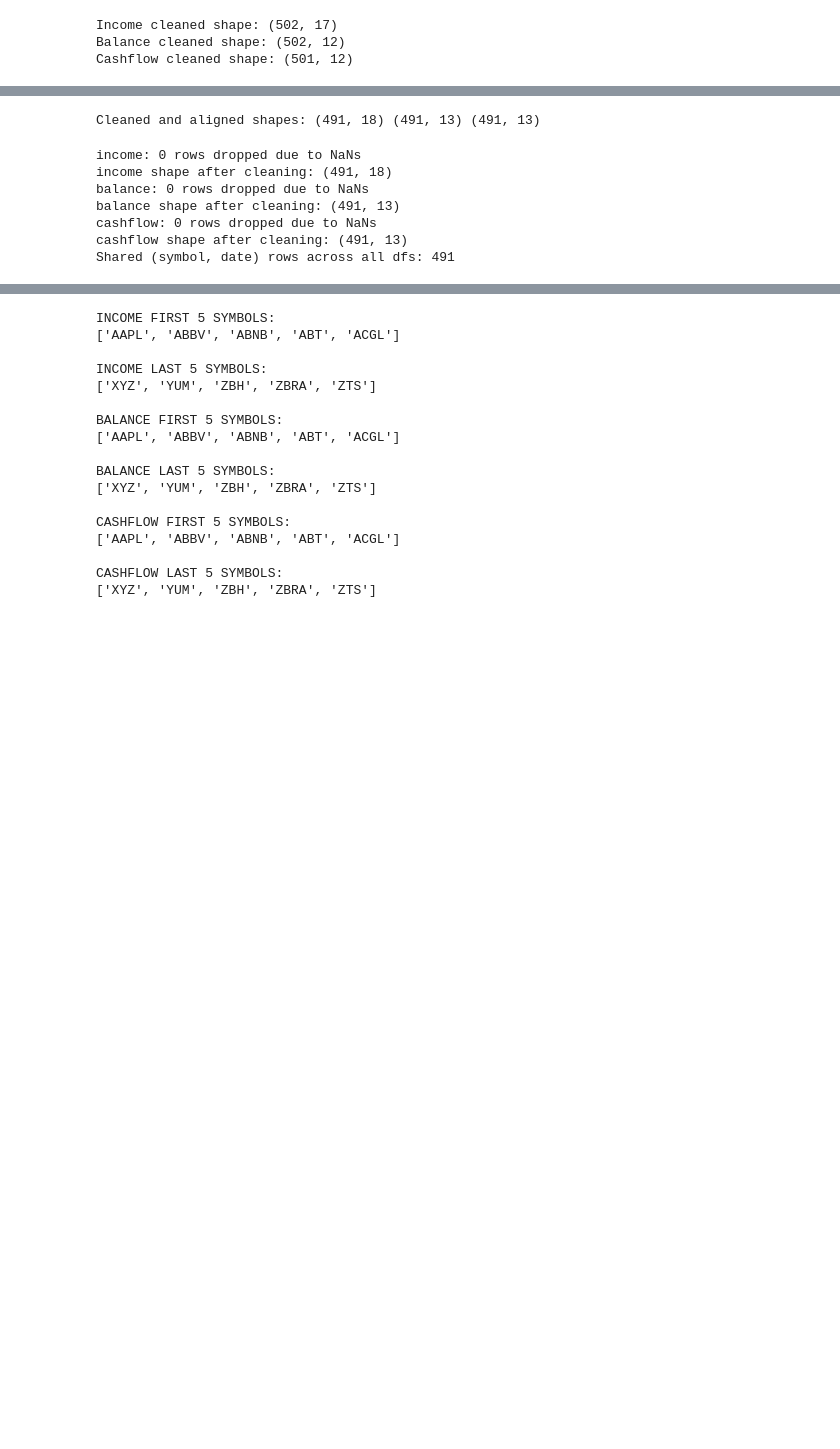
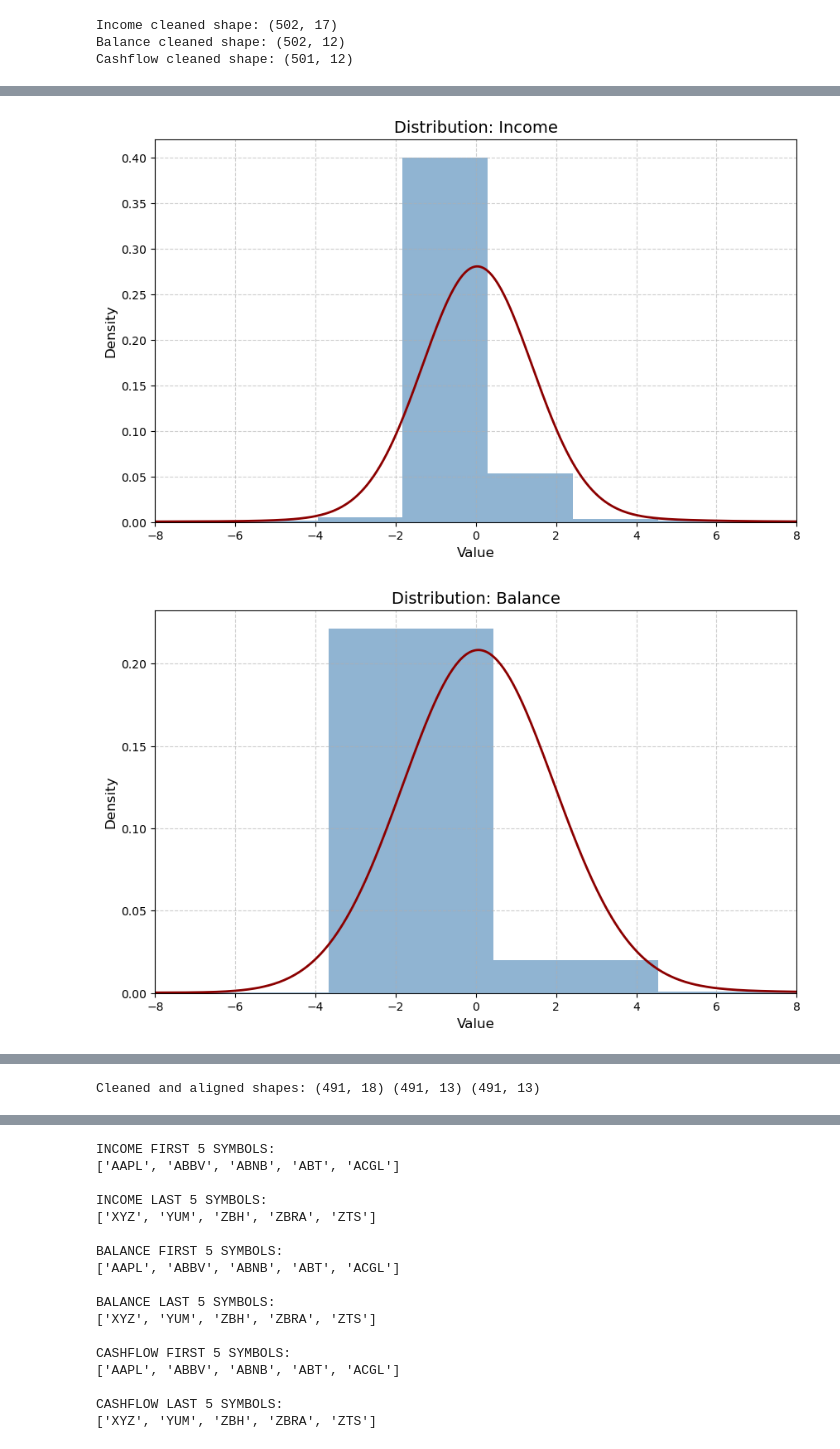
Before and after one commit to Nicholas-Sanso/SPY_Behavior, a Jupyter notebook: contextualizing_pricing_2 copy.ipynb, the cells around one changed output, grey strips where cells are left out. Cells and saved outputs as stored; diff of their text form; code cells hidden in the pictures; blank space fills up the shorter version.

```diff
--- a/contextualizing_pricing_2 copy.ipynb
+++ b/contextualizing_pricing_2 copy.ipynb
@@ -347,0 +355,30 @@ plot_density_scatter(cashflow_post_nans, "Cashflow")
+# %%
+def plot_distribution(df, title):
+    # Flatten numeric columns into one vector
+    numeric_cols = df.select_dtypes(include=["float", "int"]).columns
+    values = df[numeric_cols].values.flatten()
+    values = values[~np.isnan(values)]  # remove NaNs
+
+    plt.figure(figsize=(10, 6))
+    plt.hist(values, bins=200, density=True, alpha=0.6, color="steelblue")
+
+    # KDE overlay
+    from scipy.stats import gaussian_kde
+    kde = gaussian_kde(values)
+    xs = np.linspace(-8, 8, 400)
+    plt.plot(xs, kde(xs), color="darkred", lw=2)
+
+    plt.title(f"Distribution: {title}", fontsize=14)
+    plt.xlabel("Value", fontsize=12)
+    plt.ylabel("Density", fontsize=12)
+    plt.xlim(-8, 8)
+    plt.grid(True, linestyle="--", alpha=0.6)
+    plt.show()
+
+# Call for each dataset
+plot_distribution(income_post_nans, "Income")
+plot_distribution(balance_post_nans, "Balance")
+plot_distribution(cashflow_post_nans, "Cashflow")
+# %% [output]
+[figure, added]
+[figure, added]
@@ -416,14 +424,0 @@ def clean_and_align(dfs, nan_threshold=503, keep_cols=["symbol","date"]):
-# %%
-aligned, common_pairs = clean_and_align({
-    "income": income_post_nans,
-    "balance": balance_post_nans,
-    "cashflow": cashflow_post_nans
-})
-# %% [output]
-income: 0 rows dropped due to NaNs
-income shape after cleaning: (491, 18)
-balance: 0 rows dropped due to NaNs
-balance shape after cleaning: (491, 13)
-cashflow: 0 rows dropped due to NaNs
-cashflow shape after cleaning: (491, 13)
-Shared (symbol, date) rows across all dfs: 491
```
Also changed, not shown: parts of 22 cells of this notebook.
